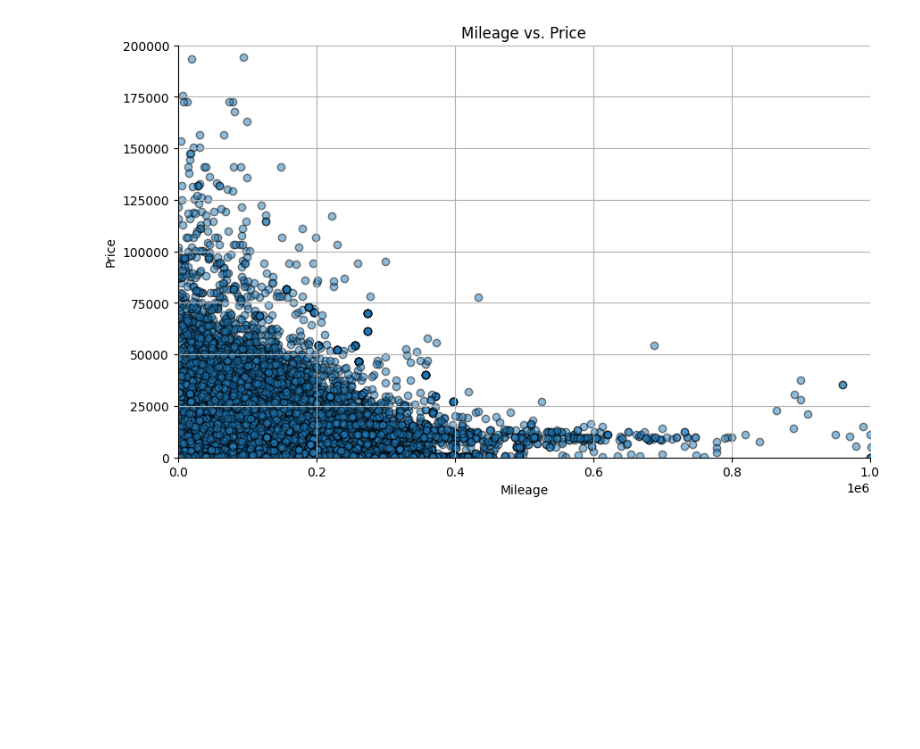
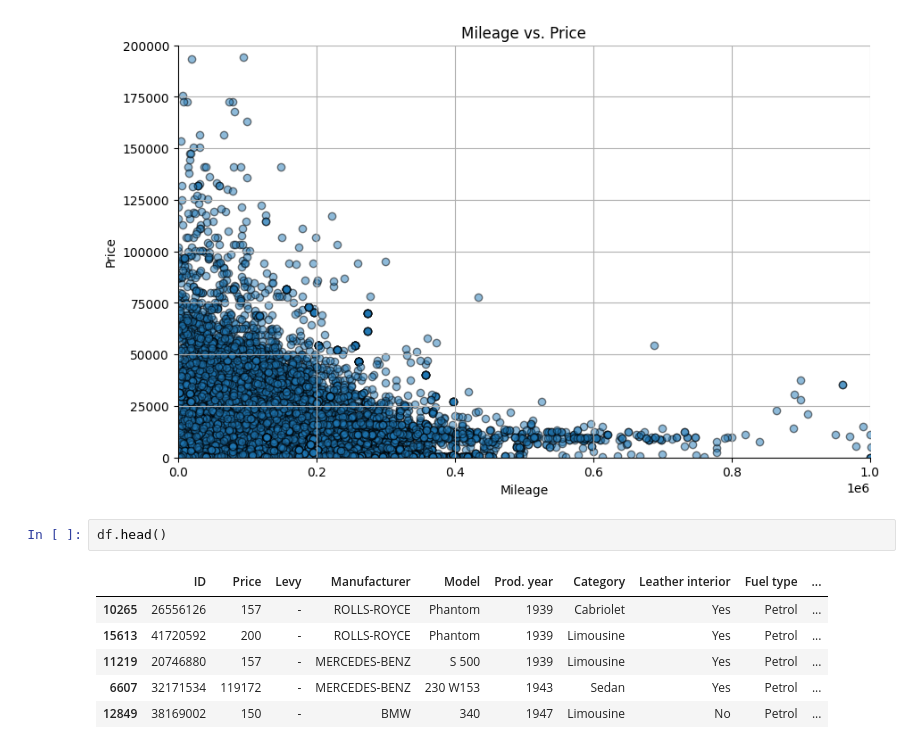
Before and after one commit to sameer-karim/w207-final-project, a Jupyter notebook: Car_Project.ipynb, the cells around one changed output. Saved outputs shown, nothing was run; the diff lists cells and outputs as text; blank space fills up the shorter version.

```diff
--- a/Car_Project.ipynb
+++ b/Car_Project.ipynb
@@ -164,3 +222,12 @@ plt.ylim(0, 200000)
 plt.show()
 # %% [output]
 [figure]
+# %%
+df.head()
+# %% [output]
+|  | ID | Price | Levy | Manufacturer | Model | Prod. year | Category | Leather interior | Fuel type | ... |
+| 10265 | 26556126 | 157 | - | ROLLS-ROYCE | Phantom | 1939 | Cabriolet | Yes | Petrol | ... |
+| 15613 | 41720592 | 200 | - | ROLLS-ROYCE | Phantom | 1939 | Limousine | Yes | Petrol | ... |
+| 11219 | 20746880 | 157 | - | MERCEDES-BENZ | S 500 | 1939 | Limousine | Yes | Petrol | ... |
+| 6607 | 32171534 | 119172 | - | MERCEDES-BENZ | 230 W153 | 1943 | Sedan | Yes | Petrol | ... |
+| 12849 | 38169002 | 150 | - | BMW | 340 | 1947 | Limousine | No | Petrol | ... |
```
Also changed, not shown: parts of 9 cells of this notebook.
